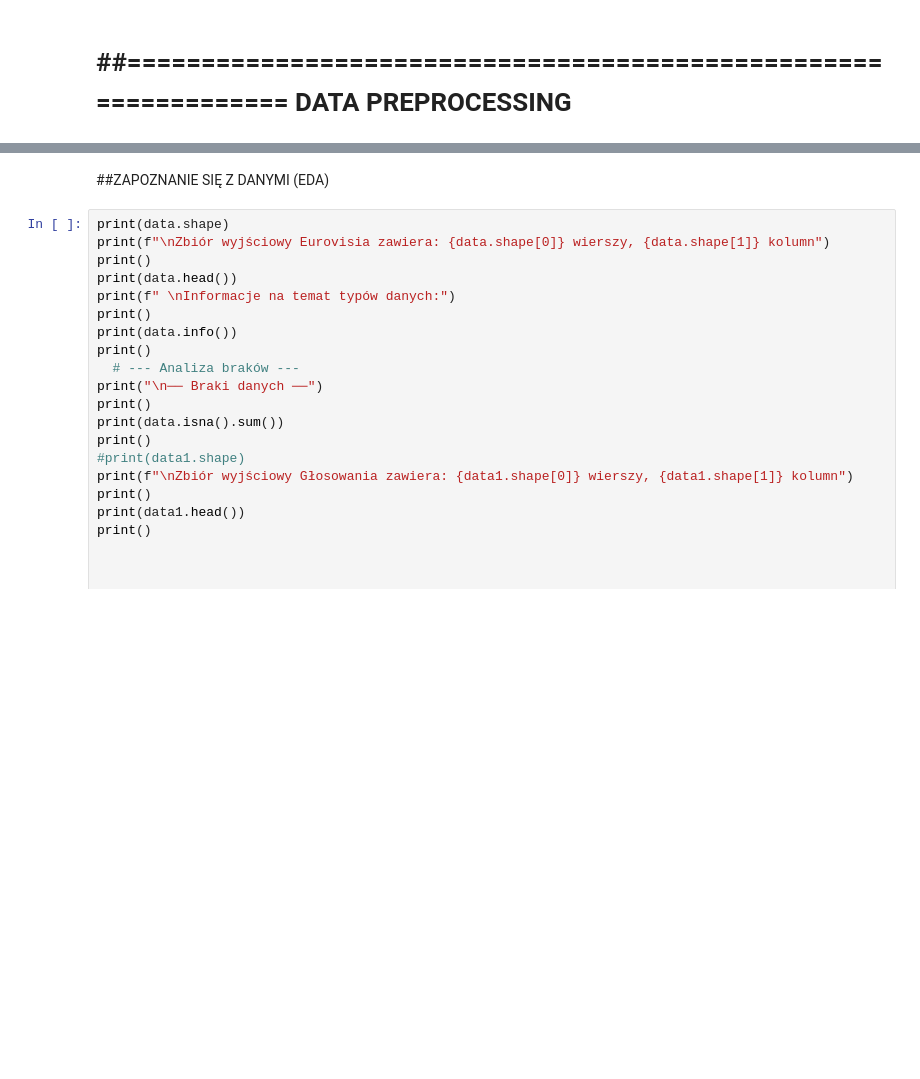
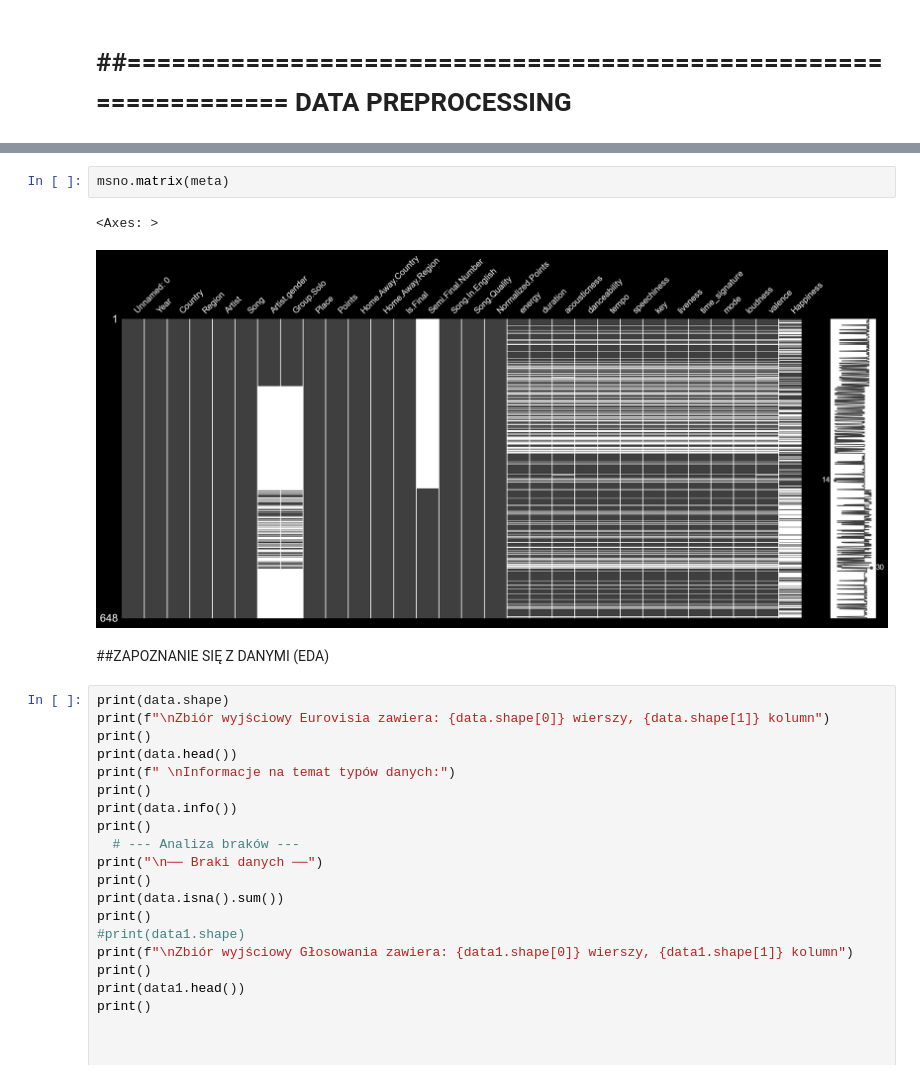
Before and after one commit to aniaaanne-coder/SAD-2026, a Jupyter notebook: SAD.ipynb, the cells around one changed output, grey strips where cells are left out. Drawn from its saved outputs; the diff is of its cells as text; blank space fills up the shorter version.

```diff
--- a/SAD.ipynb
+++ b/SAD.ipynb
@@ -26,3 +42,8 @@ DATA PREPROCESSING
+# %%
+msno.matrix(meta)
+# %% [output]
+<Axes: >
+[figure, added]
 # %% [markdown]
 ##ZAPOZNANIE SIĘ Z DANYMI (EDA)
 # %%
```
Also changed, not shown: parts of 13 cells of this notebook, 1 other file.
